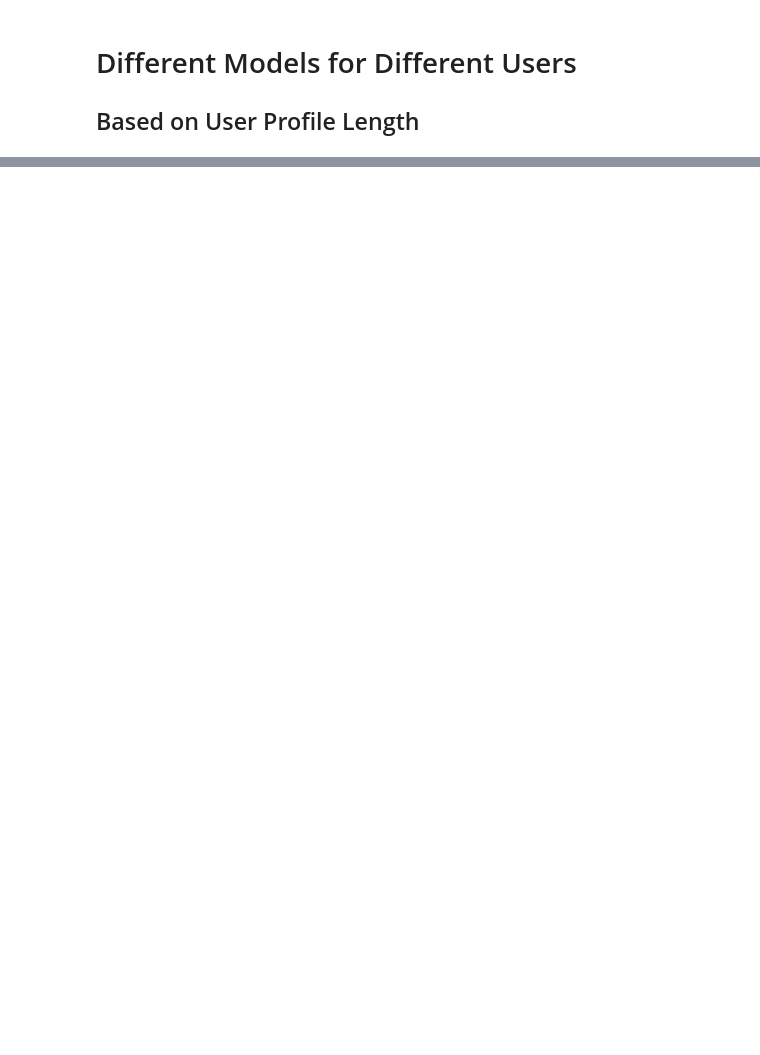
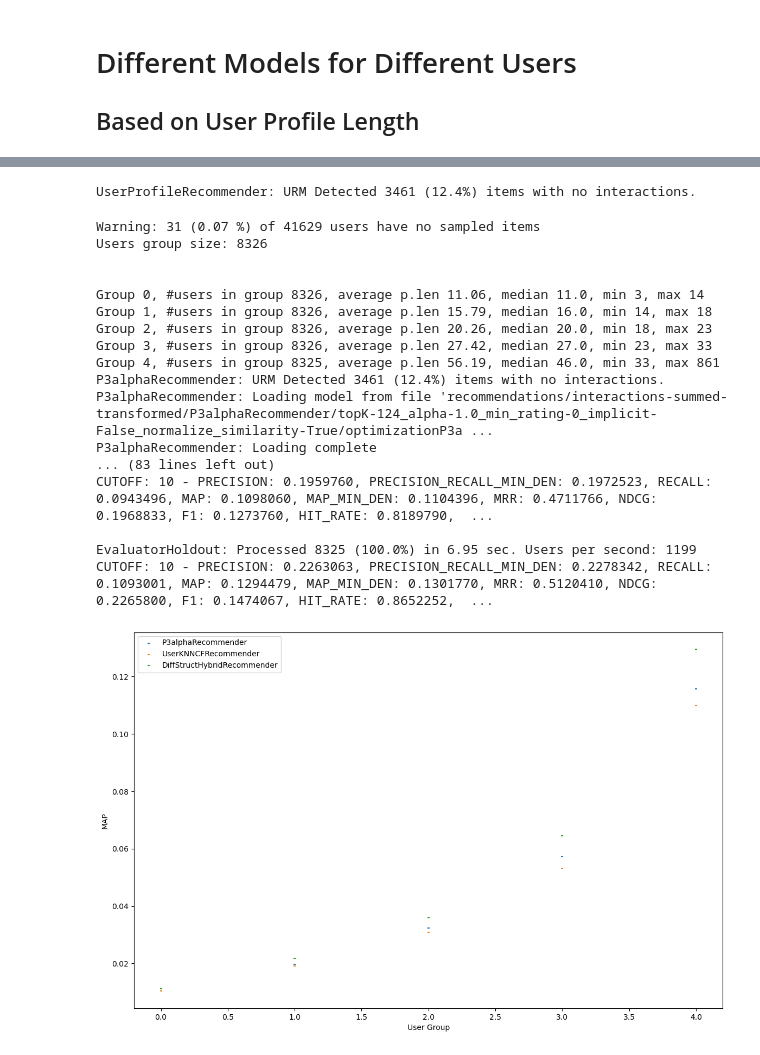
Before and after one commit to alecontuIT/rec_sys_challenge, a Jupyter notebook: 14 - Different Models for Different Users Based on User Profile Length.ipynb, the cells around one changed output, grey strips where cells are left out. Saved outputs shown, nothing was run; the diff lists cells and outputs as text; code cells hidden in the pictures; blank space fills up the shorter version.

Commit message:
different user profile rec

```diff
--- a/14 - Different Models for Different Users Based on User Profile Length.ipynb
+++ b/14 - Different Models for Different Users Based on User Profile Length.ipynb
@@ -29,12 +32,17 @@ from Evaluation.Evaluator import EvaluatorHoldout
 # %%
 recommender_class = UserProfileRec
-dataset_version = "interactions-all-ones"
+dataset_version = "interactions-summed-transformed"
+train_percentage = 0.7
+seed = 1234
 # %%
-num_groups = 20
-cf_rec_classes = [P3AlphaRec, UserKNNCFRec, ItemKNNCFRec, RP3BetaRec, TopPopRec, EASE_R_Rec]#, IALSRec, SLIM_BPRRec]
+num_groups = 5
+cf_rec_classes = []#P3AlphaRec, UserKNNCFRec, ItemKNNCFRec, RP3BetaRec]
+cf_rec_versions = []#, "", "", ""]#, EASE_R_Rec]#, IALSRec, SLIM_BPRRec]
 cb_rec_classes = []#ItemKNNCBFRec]
 # %%
 URM_all, URM_train, URM_validation, ICM = utils.get_data_global_sample(dataset_version=dataset_version,
                                                                        train_percentage=0.7,
-                                                                       setSeed=True)
+                                                                       setSeed=True,
+                                                                       k=1,
+                                                                       transformation="tanh")
 evaluator_validation = EvaluatorHoldout(URM_validation, cutoff_list=[10])
@@ -41,3 +54,12 @@ evaluator_validation = EvaluatorHoldout(URM_validation, cutoff_list=[10])
 # %%
-recommender = UserProfileRec(URM_all, ICM, cf_rec_classes, cb_rec_classes, dataset_version)
-recommender.fit(num_groups)
+# N.B. if you want to validate the whole recommender you need to set seed=None, and the URM_train=URM_train
+recommender = UserProfileRec(URM_train = URM_all,
+                             ICM_train = ICM,
+                             cf_rec_classes = cf_rec_classes,
+                             cb_rec_classes = cb_rec_classes,
+                             cf_rec_versions = cf_rec_versions,
+                             dataset_version = dataset_version,
+                             best_model_for_user_profile_perc = train_percentage,
+                             seed = seed)
+# %% [output]
+UserProfileRecommender: URM Detected 3461 (12.4%) items with no interactions.
@@ -47,0 +66,21 @@ recommender.save_model(recommender,
+# %%
+recommender.fit(num_groups, clustering_strategy="equal-parts")
+# %% [output]
+Warning: 31 (0.07 %) of 41629 users have no sampled items
+Users group size: 8326
+
+
+Group 0, #users in group 8326, average p.len 11.06, median 11.0, min 3, max 14
+Group 1, #users in group 8326, average p.len 15.79, median 16.0, min 14, max 18
+Group 2, #users in group 8326, average p.len 20.26, median 20.0, min 18, max 23
+Group 3, #users in group 8326, average p.len 27.42, median 27.0, min 23, max 33
+Group 4, #users in group 8325, average p.len 56.19, median 46.0, min 33, max 861
+P3alphaRecommender: URM Detected 3461 (12.4%) items with no interactions.
+P3alphaRecommender: Loading model from file 'recommendations/interactions-summed-transformed/P3alphaRecommender/topK-124_alpha-1.0_min_rating-0_implicit-False_normalize_similarity-True/optimizationP3a ...
+P3alphaRecommender: Loading complete
+... (83 lines left out)
+CUTOFF: 10 - PRECISION: 0.1959760, PRECISION_RECALL_MIN_DEN: 0.1972523, RECALL: 0.0943496, MAP: 0.1098060, MAP_MIN_DEN: 0.1104396, MRR: 0.4711766, NDCG: 0.1968833, F1: 0.1273760, HIT_RATE: 0.8189790,  ...
+
+EvaluatorHoldout: Processed 8325 (100.0%) in 6.95 sec. Users per second: 1199
+CUTOFF: 10 - PRECISION: 0.2263063, PRECISION_RECALL_MIN_DEN: 0.2278342, RECALL: 0.1093001, MAP: 0.1294479, MAP_MIN_DEN: 0.1301770, MRR: 0.5120410, NDCG: 0.2265800, F1: 0.1474067, HIT_RATE: 0.8652252,  ...
+[figure, added]
```
Also changed, not shown: parts of 8 cells of this notebook, 1 other file.
